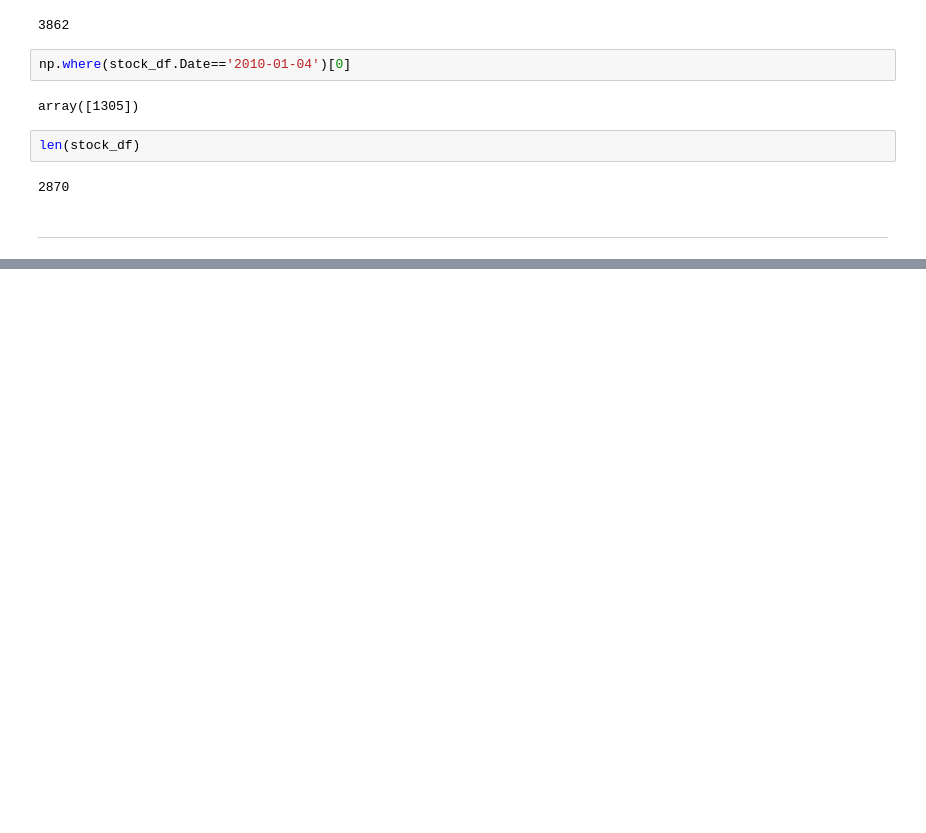
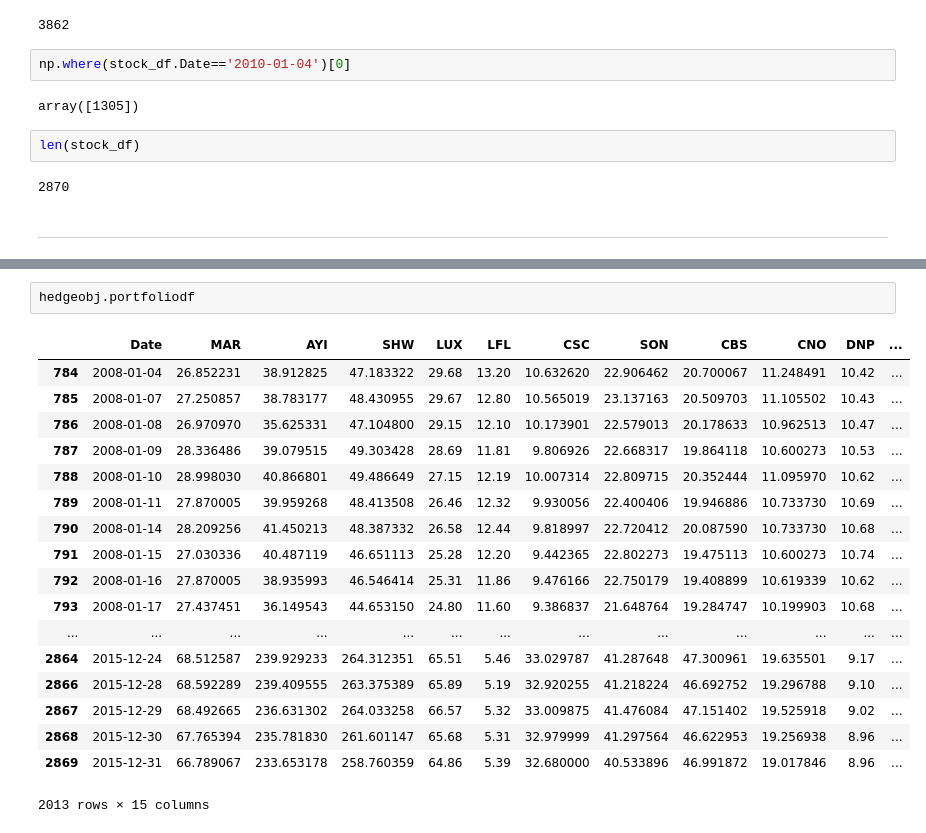
Before and after one commit to AC297R-Project/AC297_beta, a Jupyter notebook: work/Tang/0327.ipynb, the cells around one changed output, grey strips where cells are left out. Drawn from its saved outputs; the diff is of its cells as text; blank space fills up the shorter version.

Commit message:
added hedge class

```diff
--- a/work/Tang/0327.ipynb
+++ b/work/Tang/0327.ipynb
@@ -180,0 +192,21 @@ hedgeobj.allstockdf
+# %%
+hedgeobj.portfoliodf
+# %% [output]
+|  | Date | MAR | AYI | SHW | LUX | LFL | CSC | SON | CBS | CNO | DNP | ... |
+| 784 | 2008-01-04 | 26.852231 | 38.912825 | 47.183322 | 29.68 | 13.20 | 10.632620 | 22.906462 | 20.700067 | 11.248491 | 10.42 | ... |
+| 785 | 2008-01-07 | 27.250857 | 38.783177 | 48.430955 | 29.67 | 12.80 | 10.565019 | 23.137163 | 20.509703 | 11.105502 | 10.43 | ... |
+| 786 | 2008-01-08 | 26.970970 | 35.625331 | 47.104800 | 29.15 | 12.10 | 10.173901 | 22.579013 | 20.178633 | 10.962513 | 10.47 | ... |
+| 787 | 2008-01-09 | 28.336486 | 39.079515 | 49.303428 | 28.69 | 11.81 | 9.806926 | 22.668317 | 19.864118 | 10.600273 | 10.53 | ... |
+| 788 | 2008-01-10 | 28.998030 | 40.866801 | 49.486649 | 27.15 | 12.19 | 10.007314 | 22.809715 | 20.352444 | 11.095970 | 10.62 | ... |
+| 789 | 2008-01-11 | 27.870005 | 39.959268 | 48.413508 | 26.46 | 12.32 | 9.930056 | 22.400406 | 19.946886 | 10.733730 | 10.69 | ... |
+| 790 | 2008-01-14 | 28.209256 | 41.450213 | 48.387332 | 26.58 | 12.44 | 9.818997 | 22.720412 | 20.087590 | 10.733730 | 10.68 | ... |
+| 791 | 2008-01-15 | 27.030336 | 40.487119 | 46.651113 | 25.28 | 12.20 | 9.442365 | 22.802273 | 19.475113 | 10.600273 | 10.74 | ... |
+| 792 | 2008-01-16 | 27.870005 | 38.935993 | 46.546414 | 25.31 | 11.86 | 9.476166 | 22.750179 | 19.408899 | 10.619339 | 10.62 | ... |
+| 793 | 2008-01-17 | 27.437451 | 36.149543 | 44.653150 | 24.80 | 11.60 | 9.386837 | 21.648764 | 19.284747 | 10.199903 | 10.68 | ... |
+| ... | ... | ... | ... | ... | ... | ... | ... | ... | ... | ... | ... | ... |
+| 2864 | 2015-12-24 | 68.512587 | 239.929233 | 264.312351 | 65.51 | 5.46 | 33.029787 | 41.287648 | 47.300961 | 19.635501 | 9.17 | ... |
+| 2866 | 2015-12-28 | 68.592289 | 239.409555 | 263.375389 | 65.89 | 5.19 | 32.920255 | 41.218224 | 46.692752 | 19.296788 | 9.10 | ... |
+| 2867 | 2015-12-29 | 68.492665 | 236.631302 | 264.033258 | 66.57 | 5.32 | 33.009875 | 41.476084 | 47.151402 | 19.525918 | 9.02 | ... |
+| 2868 | 2015-12-30 | 67.765394 | 235.781830 | 261.601147 | 65.68 | 5.31 | 32.979999 | 41.297564 | 46.622953 | 19.256938 | 8.96 | ... |
+| 2869 | 2015-12-31 | 66.789067 | 233.653178 | 258.760359 | 64.86 | 5.39 | 32.680000 | 40.533896 | 46.991872 | 19.017846 | 8.96 | ... |
+2013 rows × 15 columns
```
Also changed, not shown: parts of 8 cells of this notebook, 1 other file.
